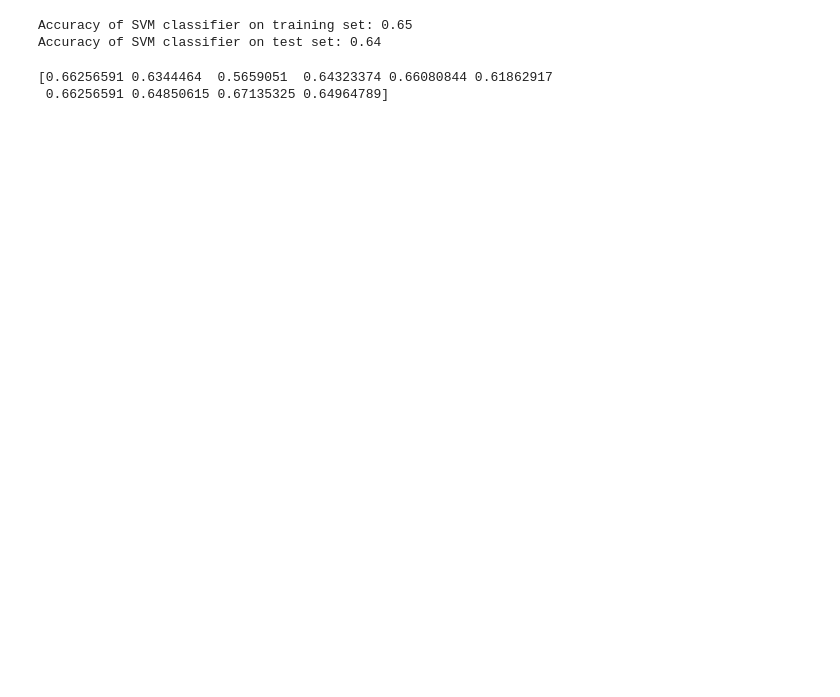
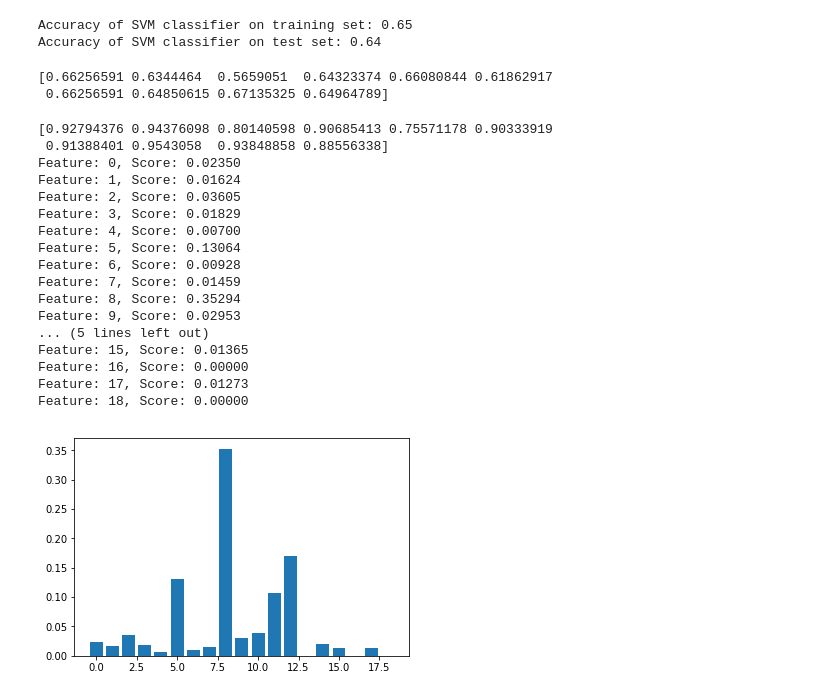
Before and after one commit to binglesley/Project-90106-G28, a Jupyter notebook: Pre-processing Bing.ipynb, the cells around one changed output. Saved outputs shown, nothing was run; the diff lists cells and outputs as text; code cells hidden in the pictures; blank space fills up the shorter version.

```diff
--- a/Pre-processing Bing.ipynb
+++ b/Pre-processing Bing.ipynb
@@ -297,3 +331,42 @@ print(scores)
 # %% [output]
 [0.66256591 0.6344464  0.5659051  0.64323374 0.66080844 0.61862917
  0.66256591 0.64850615 0.67135325 0.64964789]
+# %%
+# xgboost for feature importance on a classification problem
+from xgboost import XGBClassifier
+from matplotlib import pyplot
+# define dataset
+# define the model
+model = XGBClassifier()
+# fit the model
+model.fit(X, y)
+scores = cross_val_score(estimator=model, X=X, y=y, cv=10, n_jobs=4)
+print(scores)
+
+# get importance
+importance = model.feature_importances_
+# summarize feature importance
+for i,v in enumerate(importance):
+    print('Feature: %0d, Score: %.5f' % (i,v))
+# plot feature importance
+pyplot.bar([x for x in range(len(importance))], importance)
+pyplot.show()
+# %% [output]
+[0.92794376 0.94376098 0.80140598 0.90685413 0.75571178 0.90333919
+ 0.91388401 0.9543058  0.93848858 0.88556338]
+Feature: 0, Score: 0.02350
+Feature: 1, Score: 0.01624
+Feature: 2, Score: 0.03605
+Feature: 3, Score: 0.01829
+Feature: 4, Score: 0.00700
+Feature: 5, Score: 0.13064
+Feature: 6, Score: 0.00928
+Feature: 7, Score: 0.01459
+Feature: 8, Score: 0.35294
+Feature: 9, Score: 0.02953
+... (5 lines left out)
+Feature: 15, Score: 0.01365
+Feature: 16, Score: 0.00000
+Feature: 17, Score: 0.01273
+Feature: 18, Score: 0.00000
+[figure, added]
```
Also changed, not shown: parts of 17 cells of this notebook, 2 other files.
